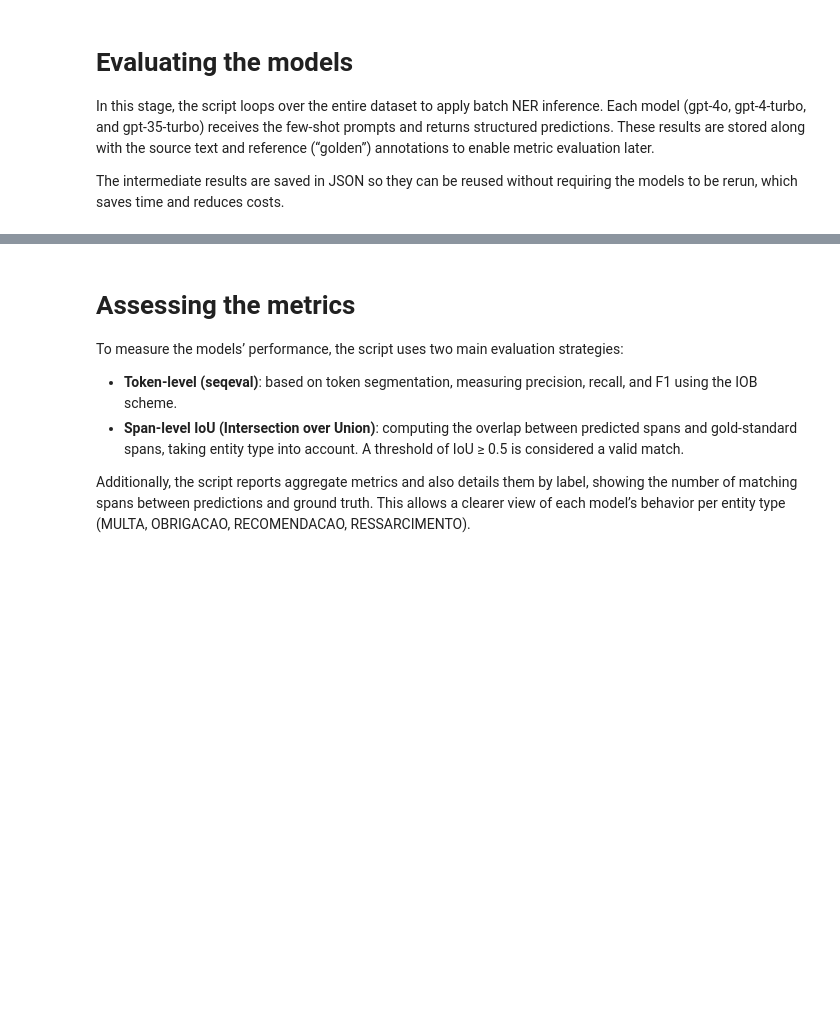
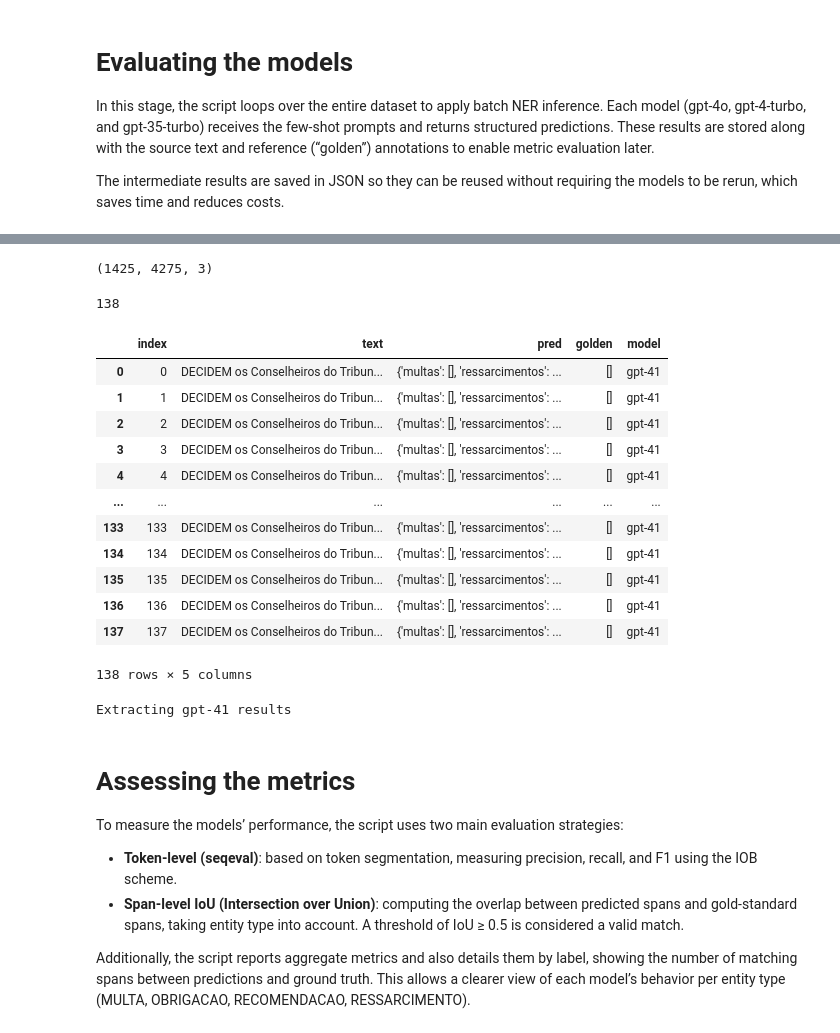
Before and after one commit to eduardoplima/decicontas.br, a Jupyter notebook: ner.ipynb, the cells around one changed output, grey strips where cells are left out. Saved outputs shown, nothing was run; the diff lists cells and outputs as text; code cells hidden in the pictures; blank space fills up the shorter version.

Commit message:
ner run on all models

```diff
--- a/ner.ipynb
+++ b/ner.ipynb
@@ -197,0 +157,61 @@ df_results.to_json("dataset/labeled_data/models_results_decicontas.json", orient
+# %%
+len(df_decicontas.index), len(df_checked.index), len(models_names)
+# %% [output]
+(1425, 4275, 3)
+# %%
+models_results = []
+
+df_results = pd.DataFrame(columns=['index', 'text', 'pred', 'golden', 'model'])
+# %%
+len(df_checked[df_checked['checked']])
+# %% [output]
+138
+# %%
+df_results
+# %% [output]
+|  | index | text | pred | golden | model |
+| 0 | 0 | DECIDEM os Conselheiros do Tribun... | {'multas': [], 'ressarcimentos': ... | [] | gpt-41 |
+| 1 | 1 | DECIDEM os Conselheiros do Tribun... | {'multas': [], 'ressarcimentos': ... | [] | gpt-41 |
+| 2 | 2 | DECIDEM os Conselheiros do Tribun... | {'multas': [], 'ressarcimentos': ... | [] | gpt-41 |
+| 3 | 3 | DECIDEM os Conselheiros do Tribun... | {'multas': [], 'ressarcimentos': ... | [] | gpt-41 |
+| 4 | 4 | DECIDEM os Conselheiros do Tribun... | {'multas': [], 'ressarcimentos': ... | [] | gpt-41 |
+| ... | ... | ... | ... | ... | ... |
+| 133 | 133 | DECIDEM os Conselheiros do Tribun... | {'multas': [], 'ressarcimentos': ... | [] | gpt-41 |
+| 134 | 134 | DECIDEM os Conselheiros do Tribun... | {'multas': [], 'ressarcimentos': ... | [] | gpt-41 |
+| 135 | 135 | DECIDEM os Conselheiros do Tribun... | {'multas': [], 'ressarcimentos': ... | [] | gpt-41 |
+| 136 | 136 | DECIDEM os Conselheiros do Tribun... | {'multas': [], 'ressarcimentos': ... | [] | gpt-41 |
+| 137 | 137 | DECIDEM os Conselheiros do Tribun... | {'multas': [], 'ressarcimentos': ... | [] | gpt-41 |
+138 rows × 5 columns
+# %%
+for model_name, model_extractor in MODELS:
+    print(f"Extracting {model_name} results")
+
+    rows_to_process = [
+        (index, row) for index, row in df_decicontas.iterrows()
+        if not df_checked.loc[(df_checked['model'] == model_name) & (df_checked['index'] == index), 'checked'].values[0]
+    ]
+
+    for index, row in tqdm(rows_to_process, desc=f"{model_name}", unit="instance"):
+        prompt_with_few_shot = generate_few_shot_ner_prompts(row['data']['text'])
+
+        success = False
+        while not success:
+            try:
+                result = model_extractor.invoke(prompt_with_few_shot)
+                success = True
+            except Exception as e:
+                print(f"Error at index {index}: {e}")
+                time.sleep(3)
+
+        extracted_result = pd.DataFrame([{
+            'index': index,
+            'text': row['data']['text'],
+            'pred': result.model_dump(),
+            'golden': [r['value'] for r in row['annotations'][0]['result']],
+            'model': model_name
+        }])
+        df_results = pd.concat([df_results, extracted_result], ignore_index=True)
+
+        df_checked.loc[(df_checked['model'] == model_name) & (df_checked['index'] == index), 'checked'] = True
+# %% [output]
+Extracting gpt-41 results
```
Also changed, not shown: parts of 12 cells of this notebook, 9 other files.
